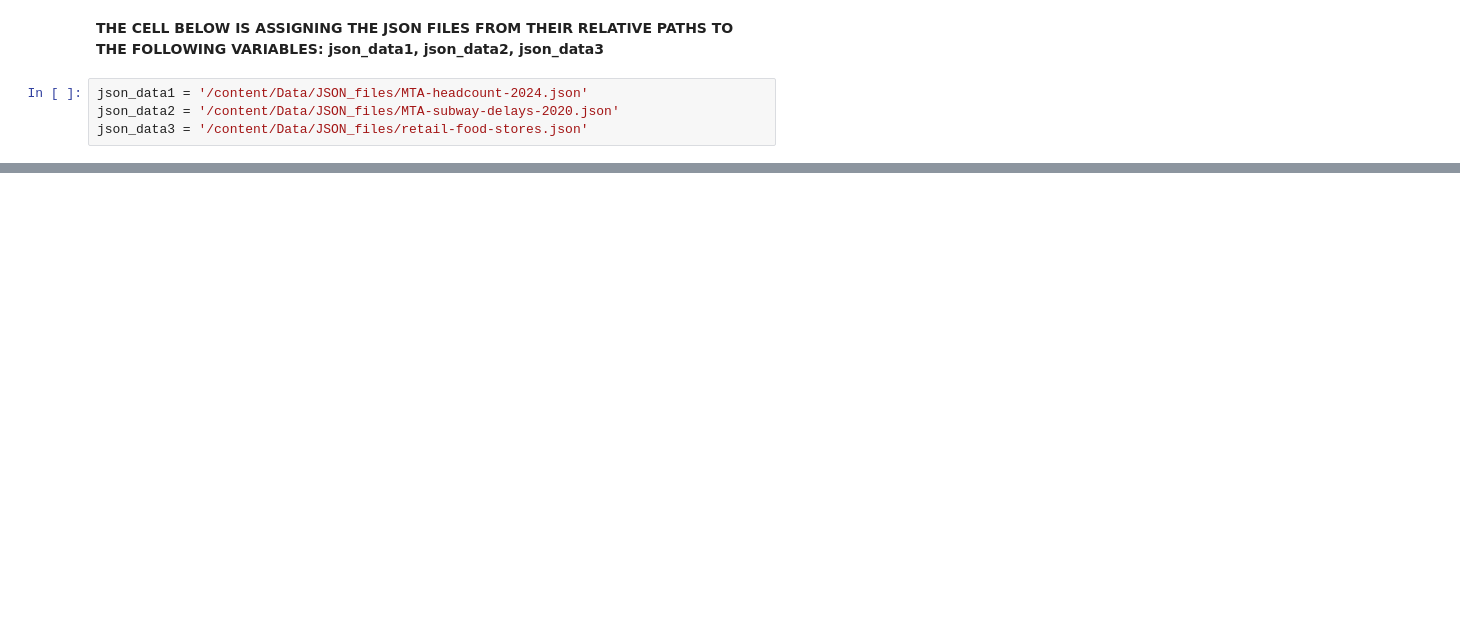
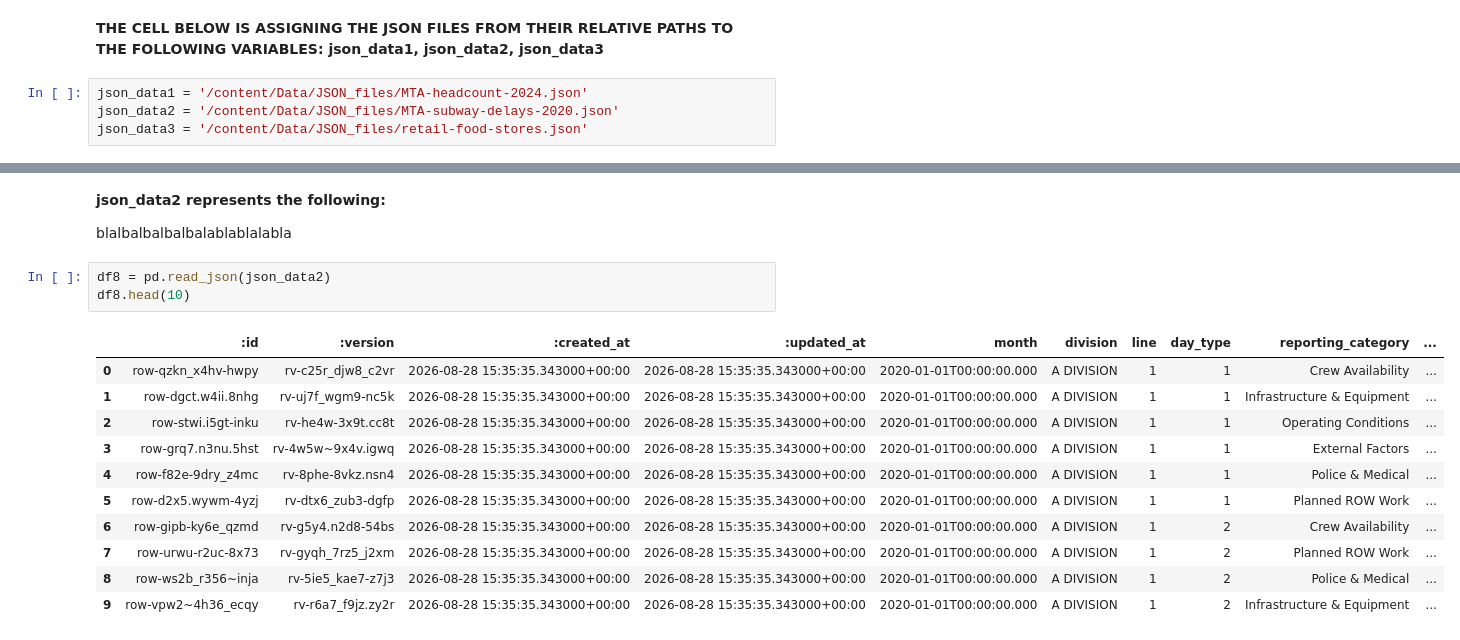
Before and after one commit to Yaghs/datasci_1_loading, a Jupyter notebook: HHA_507_HW1.ipynb, the cells around one changed output, grey strips where cells are left out. Saved outputs shown, nothing was run; the diff lists cells and outputs as text; blank space fills up the shorter version.

```diff
--- a/HHA_507_HW1.ipynb
+++ b/HHA_507_HW1.ipynb
@@ -29,0 +550,19 @@ blablabla
+# %% [markdown]
+**json_data2 represents the following:**
+
+blalbalbalbalbalablablalabla
+# %%
+df8 = pd.read_json(json_data2)
+df8.head(10)
+# %% [output]
+|  | :id | :version | :created_at | :updated_at | month | division | line | day_type | reporting_category | ... |
+| 0 | row-qzkn_x4hv-hwpy | rv-c25r_djw8_c2vr | 2026-08-28 15:35:35.343000+00:00 | 2026-08-28 15:35:35.343000+00:00 | 2020-01-01T00:00:00.000 | A DIVISION | 1 | 1 | Crew Availability | ... |
+| 1 | row-dgct.w4ii.8nhg | rv-uj7f_wgm9-nc5k | 2026-08-28 15:35:35.343000+00:00 | 2026-08-28 15:35:35.343000+00:00 | 2020-01-01T00:00:00.000 | A DIVISION | 1 | 1 | Infrastructure & Equipment | ... |
+| 2 | row-stwi.i5gt-inku | rv-he4w-3x9t.cc8t | 2026-08-28 15:35:35.343000+00:00 | 2026-08-28 15:35:35.343000+00:00 | 2020-01-01T00:00:00.000 | A DIVISION | 1 | 1 | Operating Conditions | ... |
+| 3 | row-grq7.n3nu.5hst | rv-4w5w~9x4v.igwq | 2026-08-28 15:35:35.343000+00:00 | 2026-08-28 15:35:35.343000+00:00 | 2020-01-01T00:00:00.000 | A DIVISION | 1 | 1 | External Factors | ... |
+| 4 | row-f82e-9dry_z4mc | rv-8phe-8vkz.nsn4 | 2026-08-28 15:35:35.343000+00:00 | 2026-08-28 15:35:35.343000+00:00 | 2020-01-01T00:00:00.000 | A DIVISION | 1 | 1 | Police & Medical | ... |
+| 5 | row-d2x5.wywm-4yzj | rv-dtx6_zub3-dgfp | 2026-08-28 15:35:35.343000+00:00 | 2026-08-28 15:35:35.343000+00:00 | 2020-01-01T00:00:00.000 | A DIVISION | 1 | 1 | Planned ROW Work | ... |
+| 6 | row-gipb-ky6e_qzmd | rv-g5y4.n2d8-54bs | 2026-08-28 15:35:35.343000+00:00 | 2026-08-28 15:35:35.343000+00:00 | 2020-01-01T00:00:00.000 | A DIVISION | 1 | 2 | Crew Availability | ... |
+| 7 | row-urwu-r2uc-8x73 | rv-gyqh_7rz5_j2xm | 2026-08-28 15:35:35.343000+00:00 | 2026-08-28 15:35:35.343000+00:00 | 2020-01-01T00:00:00.000 | A DIVISION | 1 | 2 | Planned ROW Work | ... |
+| 8 | row-ws2b_r356~inja | rv-5ie5_kae7-z7j3 | 2026-08-28 15:35:35.343000+00:00 | 2026-08-28 15:35:35.343000+00:00 | 2020-01-01T00:00:00.000 | A DIVISION | 1 | 2 | Police & Medical | ... |
+| 9 | row-vpw2~4h36_ecqy | rv-r6a7_f9jz.zy2r | 2026-08-28 15:35:35.343000+00:00 | 2026-08-28 15:35:35.343000+00:00 | 2020-01-01T00:00:00.000 | A DIVISION | 1 | 2 | Infrastructure & Equipment | ... |
```
Also changed, not shown: parts of 19 cells of this notebook.
